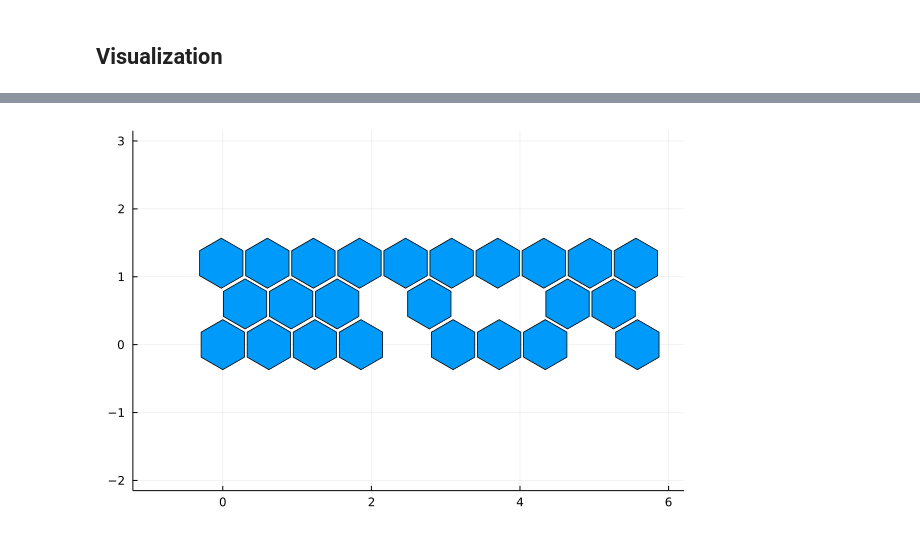
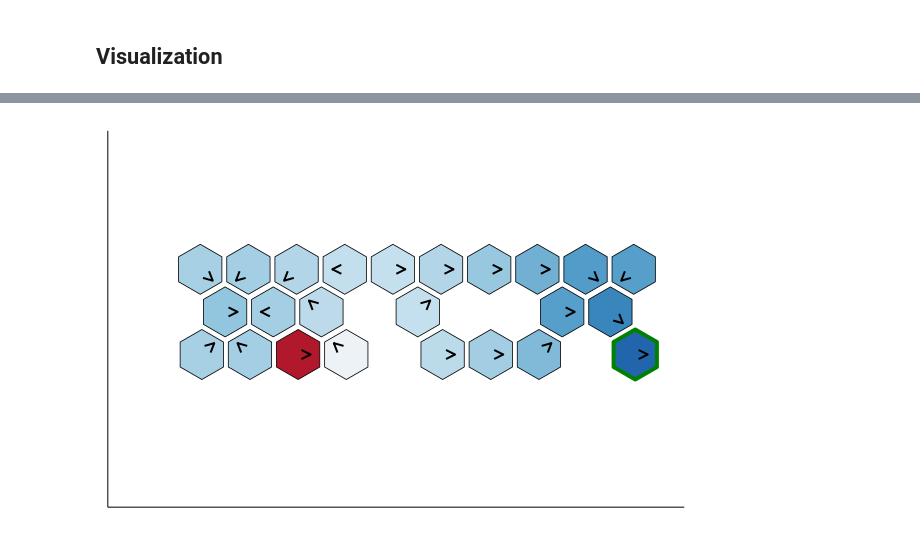
Before and after one commit to tienthanh214/AI-Decision-Making, a Jupyter notebook: HexWorld/hexworld.ipynb, the cells around one changed output, grey strips where cells are left out. Saved outputs shown, nothing was run; the diff lists cells and outputs as text; code cells hidden in the pictures.

Commit message:
hex world - visualize

```diff
--- a/HexWorld/hexworld.ipynb
+++ b/HexWorld/hexworld.ipynb
@@ -184,7 +170,7 @@ end
 # solve Hex world MDP, repeat until ||U - U′|| < δ
 δ = 1e-16   # threshold
 
-function solve(k_max::Int, 𝒫::HexWorldMDP)
+function solve(𝒫::HexWorldMDP, show_visualize = false)
     𝒮, γ = 𝒫.mdp.𝒮, 𝒫.mdp.γ
     U = zeros(length(𝒮))
     π = Dict{State, Action}()
@@ -199,7 +185,13 @@ function solve(k_max::Int, 𝒫::HexWorldMDP)
             break
         end
         U = U′
+        if show_visualize
+            render(𝒫, U, π, iter)
+        end
     end
     # println("Total iter = ", iter)
+    if show_visualize
+        gif(anim, "visualize.gif", fps = 3)
+    end
     return U, π
 end
@@ -347,4 +314,4 @@ simulation (generic function with 2 methods)
 # %%
-U, π = solve(0, mdp);
-@time simulation(mdp, π, State(6, 2), true);
+U, π = solve(mdp);
+@time simulation(mdp, π, State(4, 1), show_step = true);
 # %% [output]
@@ -388,23 +362,59 @@ using Plots
 # %%
 rectangle(w, h, x, y) = Shape(x .+ [0,w,w,0], y .+ [0,0,h,h])
 
-function render(hexMDP::HexWorldMDP)
+function render(hexMDP::HexWorldMDP, U, π; tit = "", current_state = nothing)
+    # constant setting plot
     diff_x = 0.62
     diff_y = 0.6
     diff_odd = 0.3
+    direct = Dict([(MOVEMENTS[1], (1, 0)), (MOVEMENTS[2], (1, 1)),
+                (MOVEMENTS[3], (-1, 1)), (MOVEMENTS[4], (-1, 0)),
+                (MOVEMENTS[5], (-1, -1)), (MOVEMENTS[6], (1, -1))])
 
     S = hexMDP.mdp.𝒮
+    R = hexMDP.mdp.R
 
     X = [(s.x * diff_x + diff_odd * s.y) for s in S]
     Y = [(s.y * diff_y) for s in S]
+    # setup grad color
+    # IJulia.clear_output(true)
+    colors = [(u - minimum(values(R))) / (maximum(values(R)) - minimum(values(R))) for u in U]
+    fig = scatter(X, Y,
+        m = cgrad(:RdBu_9),
+        zcolor = colors,
+        markershape = :hexagon,
+        makerstrokewidth = 5,
+        markersize = 25,
+        legend = nothing,
+        axis = nothing,
+        title = tit
+        )
+    if current_state != nothing
+        scatter!([current_state.x * diff_x + diff_odd * current_state.y],
+                [current_state.y * diff_y],
+                m = cgrad(:RdBu_9),
+                zcolor = [colors[findfirst(h -> h == current_state, S)]],
+                markershape = :hexagon,
+                markersize = 25,
+                markerstrokewidth = 5,
+                markerstrokealpha = 0.0,
+                markerstrokecolor = :green,
+                )
+    end
+    for s in S
+        x = s.x * diff_x + diff_odd * s.y
+        y = s.y * diff_y
+        dx, dy = direct[π[s]]
+        dx /= 100; dy /= 100
+        x += dx * 15
+        y += dy * 15
+        plot!([x, x + dx], [y, y + dy], arrow = true, linewidth = 2, color = :black)
+    end
 
-    scatter(X, Y,
-        markershape = :hexagon,
-        markersize = 25,
-        legend = nothing)
     plot!(rectangle(7, 5, -1, -2), opacity = 0.0)
+    # return fig
 end
 
-render(mdp)
+render(mdp, U, π, current_state = State(9, 0))
 # %% [output]
-[figure, old version]
+[figure, new version]
```
Also changed, not shown: parts of 14 cells of this notebook, 3 other files.
